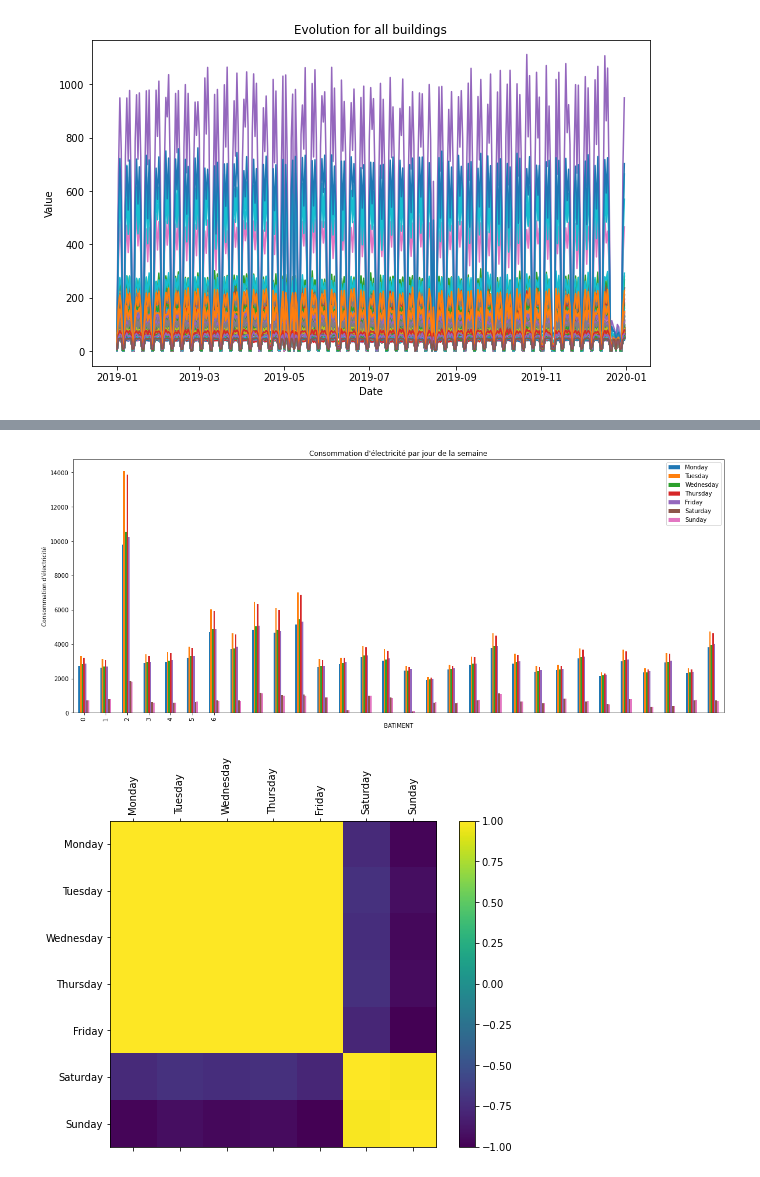
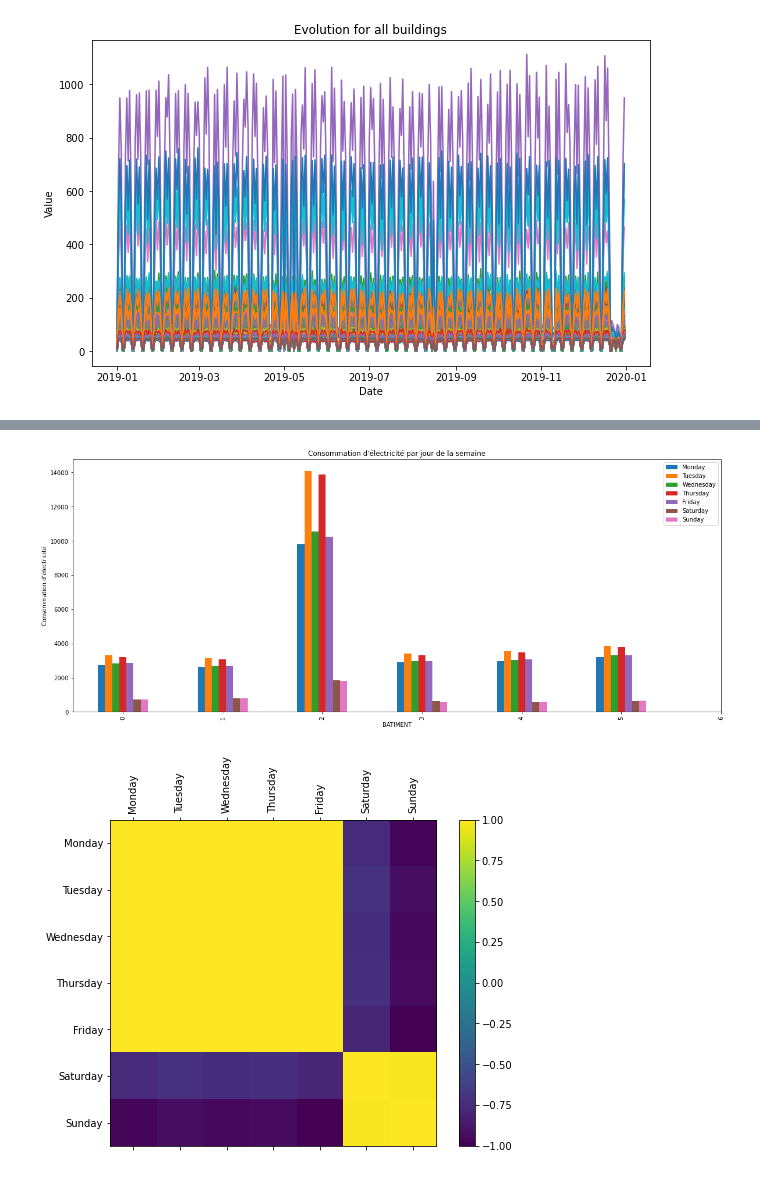
Before and after one commit to Cristina-MariaG/Big_data_clustering_electricity_consumption, a Jupyter notebook: 1.1_office_buildings_conso.ipynb, the cells around one changed output, grey strips where cells are left out. Drawn from its saved outputs; the diff is of its cells as text; code cells hidden in the pictures.

```diff
--- a/1.1_office_buildings_conso.ipynb
+++ b/1.1_office_buildings_conso.ipynb
@@ -247,18 +246,18 @@ Sunday                   383.847184                348.943763
 # %%
 # Définir la colonne 'index' comme index du DataFrame
 # df.set_index("index", inplace=True)
-df = data_to_cluster.head(30).copy()
+df = data_to_cluster.head(6).copy()
 df.plot(kind="bar", figsize=(20, 8))
 plt.title("Consommation d'électricité par jour de la semaine")
 plt.xlabel("BATIMENT")
 plt.ylabel("Consommation d'électricité")
 # plt.legend(title="Jour de la semaine", bbox_to_anchor=(1.05, 1), loc="upper left")
 plt.xticks(range(len(df.columns)), range(len(df.columns)))
 
 # Afficher le graphique
 plt.show()
 # %% [output]
-[figure, old version]
+[figure, new version]
 # %%
 df_week_profil = data_to_cluster.copy()
 # %%
```
Also changed, not shown: parts of 15 cells of this notebook, 2 other files.
